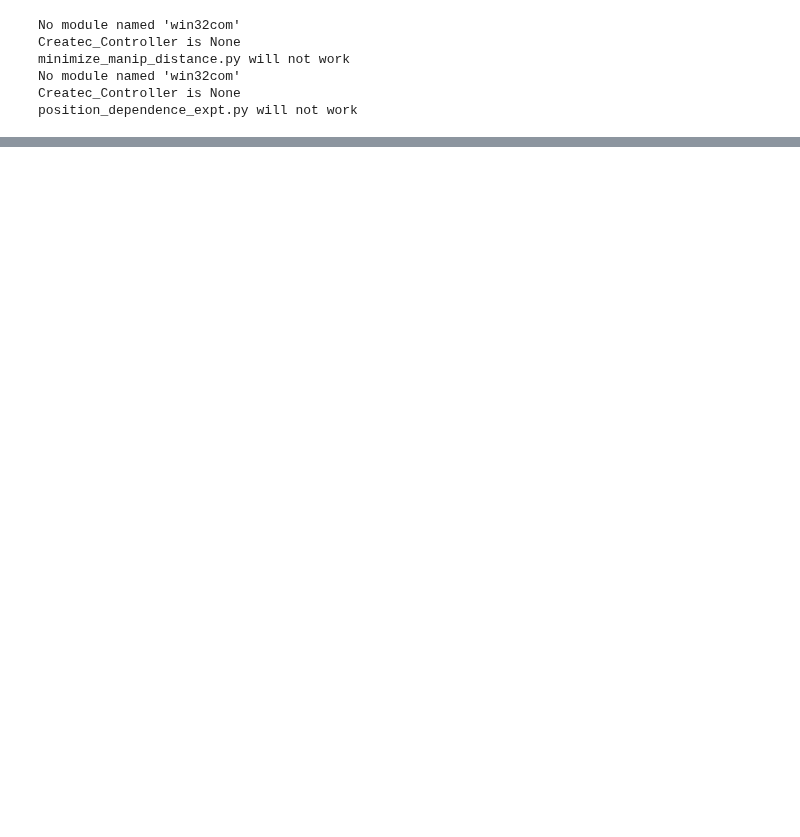
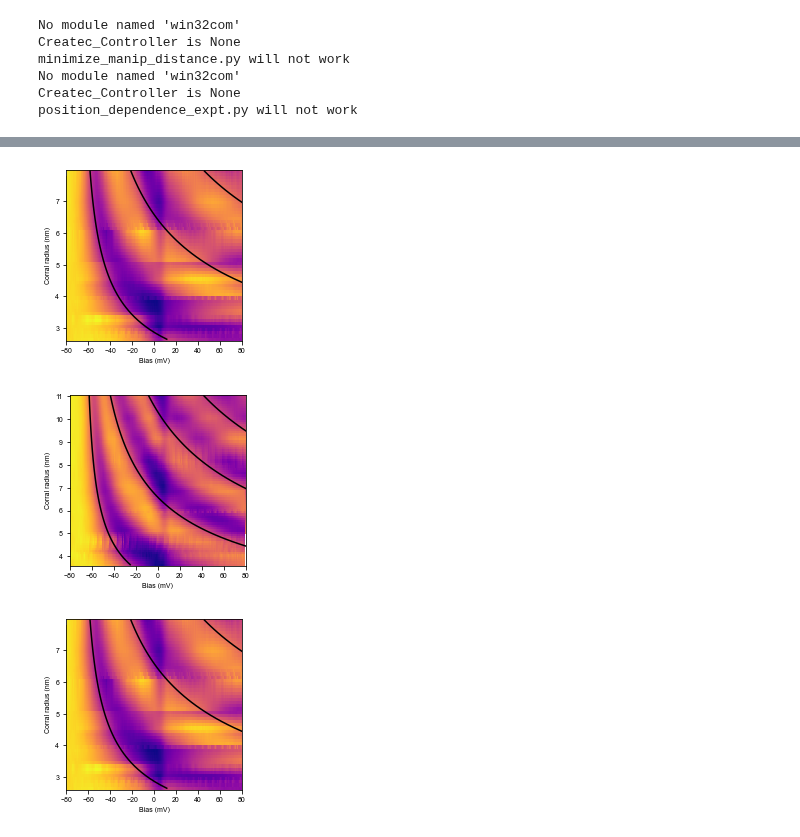
Before and after one commit to abekipnis/Kondo-Aalto, a Jupyter notebook: figure_notebooks/Create Figures.ipynb, the cells around one changed output, grey strips where cells are left out. Cells and saved outputs as stored; diff of their text form; code cells hidden in the pictures; blank space fills up the shorter version.

```diff
--- a/figure_notebooks/Create Figures.ipynb
+++ b/figure_notebooks/Create Figures.ipynb
@@ -35,2 +55,2 @@ Co_Ag_data_loc = os.path.join(basepath,'Co_Ag_data.pickle')
 # %%
-Co_Co_data, Co_Ag_data = load_data(Co_Co_data_loc, Co_Co_data_loc)
+Co_Co_data, Co_Ag_data = load_data(Co_Co_data_loc, Co_Ag_data_loc)
@@ -128,0 +321,24 @@ basepath
+# %%
+imshow_dIdV_vs_r(Co_Ag_data,
+                    downsample=False,
+                    interpolate=True,
+                    nm_step=0.1,
+                    mV_step=0.1,
+                    norm_mV=-75,
+                    norm_to_one=False,
+                    savefig=True,
+                    fig_path="/Users/akipnis/Desktop/Ag.png")
+
+imshow_dIdV_vs_r(Co_Co_data,
+                    downsample=False,
+                    interpolate=True,
+                    nm_step=0.1,
+                    mV_step=0.1,
+                    norm_mV=-75,
+                    norm_to_one=False,
+                    savefig=True,
+                    fig_path="/Users/akipnis/Desktop/Co.png")
+# %% [output]
+[figure, added]
+[figure, added]
+[figure, added]
```
Also changed, not shown: parts of 16 cells of this notebook, 7 other files.
